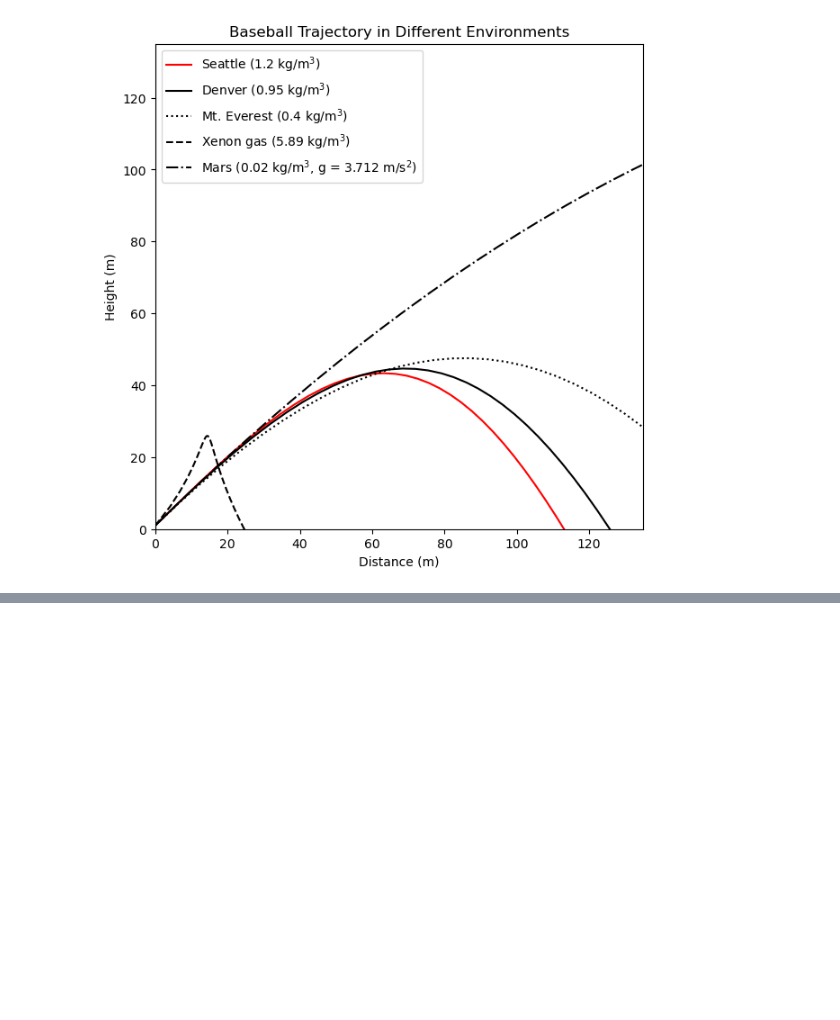
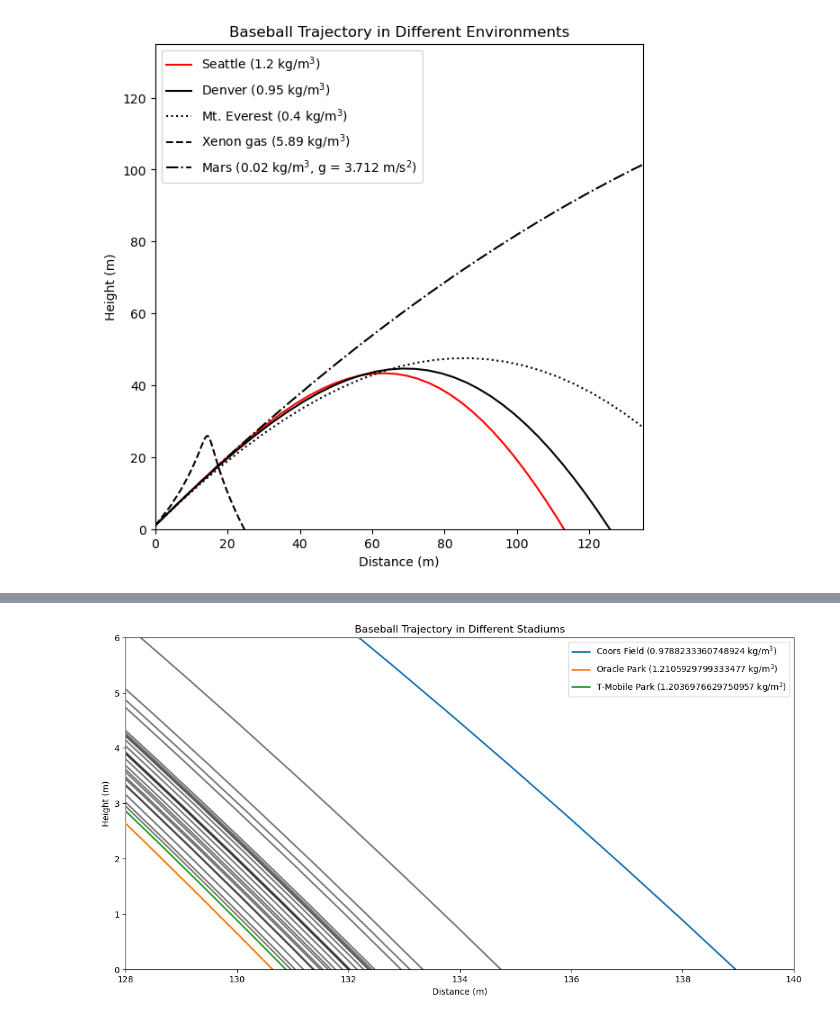
Before and after one commit to brodiemonohan/MLB-in-Seattle, a Jupyter notebook: atmosphere_effects/example.ipynb, the cells around one changed output, grey strips where cells are left out. Drawn from its saved outputs; the diff is of its cells as text; code cells hidden in the pictures; blank space fills up the shorter version.

Commit message:
Integrated air densities with trajectory calculator. Added venue ids to data csv file although I think a few are incorrect and produce NaN.

```diff
--- a/atmosphere_effects/example.ipynb
+++ b/atmosphere_effects/example.ipynb
@@ -51,0 +29,20 @@ Gathering Player Data
+# %%
+df = pd.read_csv('../ancillary_data/stadium_data.csv')
+lons = df['longitude']
+lats = df['latitude']
+stadiums = df['stadium']
+ids = df['venue_id']
+
+output = []
+
+for lon, lat, stadium, id in zip(lons, lats, stadiums, ids):
+    d = {}
+    T = ad.average_temp(lon, lat, venue_id=id)
+    e = ad.elevation(lon, lat)
+    rho = ad.density(T, e, 0.0289647)
+    d['stadium'] = stadium
+    d['rho'] = rho
+    output.append(d)
+
+df2 = pd.DataFrame(output)
+df2
@@ -51,0 +67,37 @@ Gathering Player Data
+# %%
+mark = ['T-Mobile Park', 'Coors Field', 'Oracle Park']
+
+v = 45  # m/s
+omega = 150  # rad/s
+axis = 0  # rad, pure backspin
+angle = np.pi/6  # rad (45 deg)
+step = 0.05  # s
+
+plt.figure(figsize=(14, 7))
+
+for i in df2.index:
+    row = df2.loc[i]
+    color = 'k'
+    if row['stadium'] in mark:
+        label = row['stadium']
+        color = None
+        legend = True
+        zorder = 5
+        alpha = 1
+    else:
+        label = '_'
+        legend = False
+        zorder = 0
+        alpha = 0.5
+    if row['rho'] != np.NaN:
+        tr.trajectory(v, omega, row['rho'], angle, axis, step, color=color,
+                      label=label, linestyle='-', savefig=False, legend=False,
+                      zorder=zorder, alpha=alpha, lw=2)
+plt.title('Baseball Trajectory in Different Stadiums')
+plt.xlim(128, 140)
+plt.ylim(0, 6)
+plt.legend()
+plt.savefig('full_trajectory_plot.png', bbox_inches = 'tight')
+plt.show()
+# %% [output]
+[figure, added]
```
Also changed, not shown: parts of 4 cells of this notebook, 7 other files.
